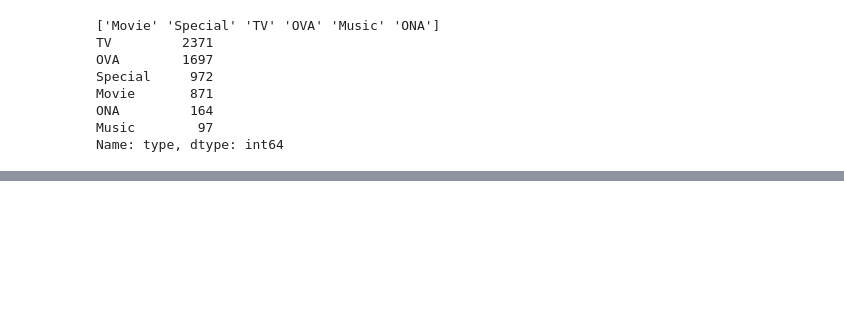
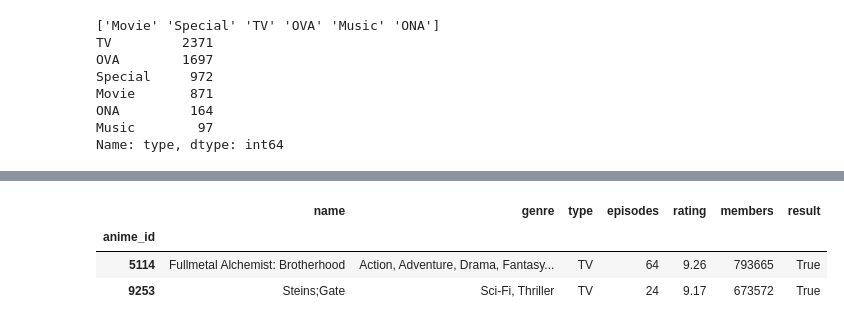
Before and after one commit to ErnestaTum/-Python_mokymai, a Jupyter notebook: baigiamasis_darbas.ipynb, the cells around one changed output, grey strips where cells are left out. Drawn from its saved outputs; the diff is of its cells as text; code cells hidden in the pictures; blank space fills up the shorter version.

```diff
--- a/baigiamasis_darbas.ipynb
+++ b/baigiamasis_darbas.ipynb
@@ -123,0 +165,3 @@ Name: type, dtype: int64
+# %%
+top_10_rating = final_data.nlargest(n=10, columns=['rating'], keep = "all")
+top_10_rating
@@ -123,0 +181,3 @@ Name: type, dtype: int64
+# %%
+top_10_members = final_data.nlargest(n=10, columns=['members'], keep = "all")
+top_10_members
@@ -123,0 +197,8 @@ Name: type, dtype: int64
+# %%
+top_10_combined = top_10_rating.assign(result=top_10_rating['name'].isin(top_10_members['name']))
+top_10_combined[top_10_combined['result'] == True]
+# %% [output]
+|  | name | genre | type | episodes | rating | members | result |
+| anime_id |  |  |  |  |  |  |  |
+| 5114 | Fullmetal Alchemist: Brotherhood | Action, Adventure, Drama, Fantasy... | TV | 64 | 9.26 | 793665 | True |
+| 9253 | Steins;Gate | Sci-Fi, Thriller | TV | 24 | 9.17 | 673572 | True |
```
Also changed, not shown: parts of 25 cells of this notebook.
